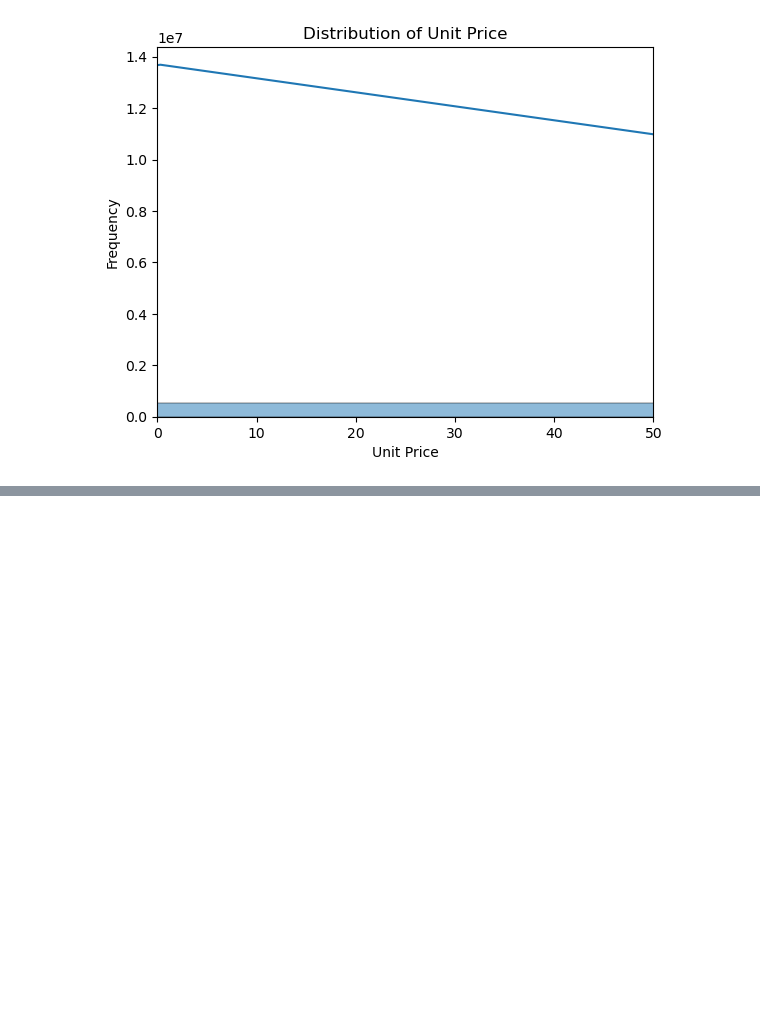
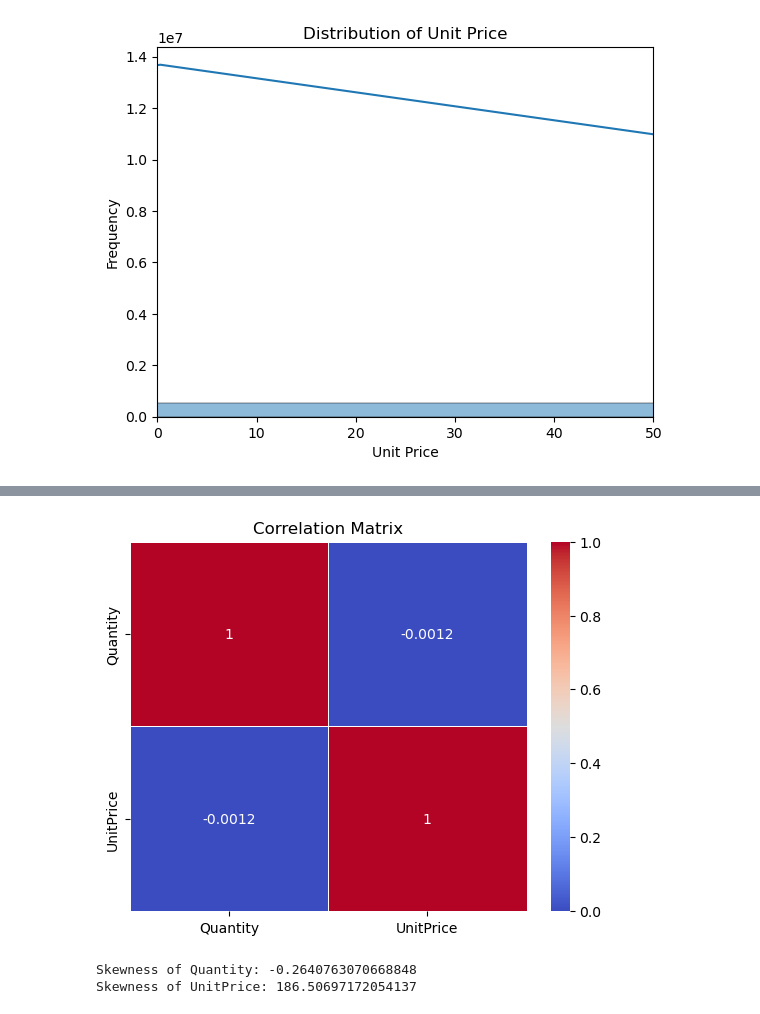
Before and after one commit to Zahid295/repeat-purchase-prediction, a Jupyter notebook: CA2_Capstone.ipynb, the cells around one changed output, grey strips where cells are left out. Saved outputs shown, nothing was run; the diff lists cells and outputs as text; code cells hidden in the pictures; blank space fills up the shorter version.

```diff
--- a/CA2_Capstone.ipynb
+++ b/CA2_Capstone.ipynb
@@ -124,0 +151,17 @@ plt.show()
+# %%
+# Plotting the correlation matrix for numeric features
+
+correlation_matrix = df[['Quantity', 'UnitPrice']].corr()
+sns.heatmap(correlation_matrix, annot=True, cmap='coolwarm', linewidths=0.5)
+plt.title('Correlation Matrix')
+plt.show()
+# %% [output]
+[figure, added]
+# %%
+# Checking skewness for both Quantity and UnitPrice
+
+print(f"Skewness of Quantity: {df['Quantity'].skew()}")
+print(f"Skewness of UnitPrice: {df['UnitPrice'].skew()}")
+# %% [output]
+Skewness of Quantity: -0.2640763070668848
+Skewness of UnitPrice: 186.50697172054137
```
Also changed, not shown: parts of 3 cells of this notebook, 1 other file.
